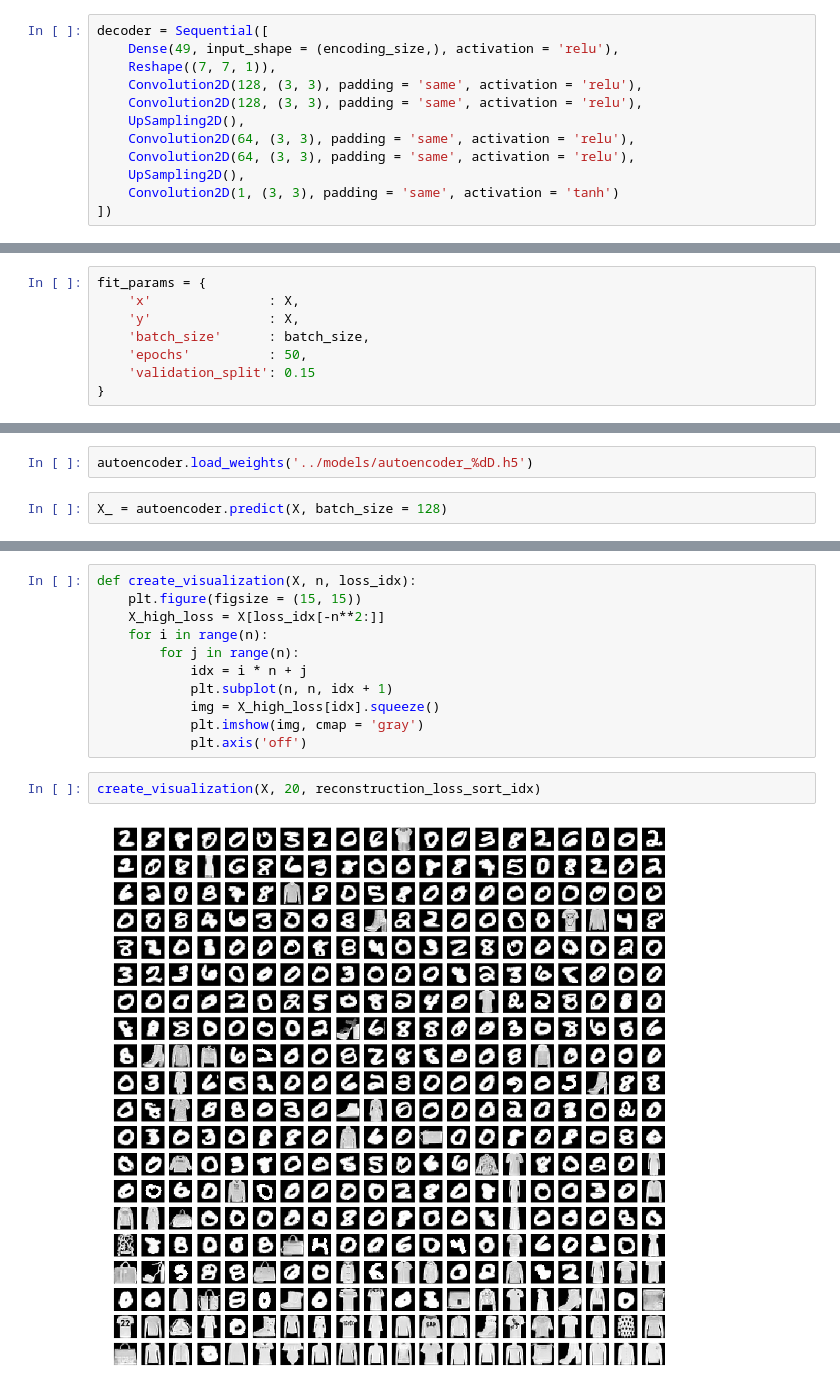
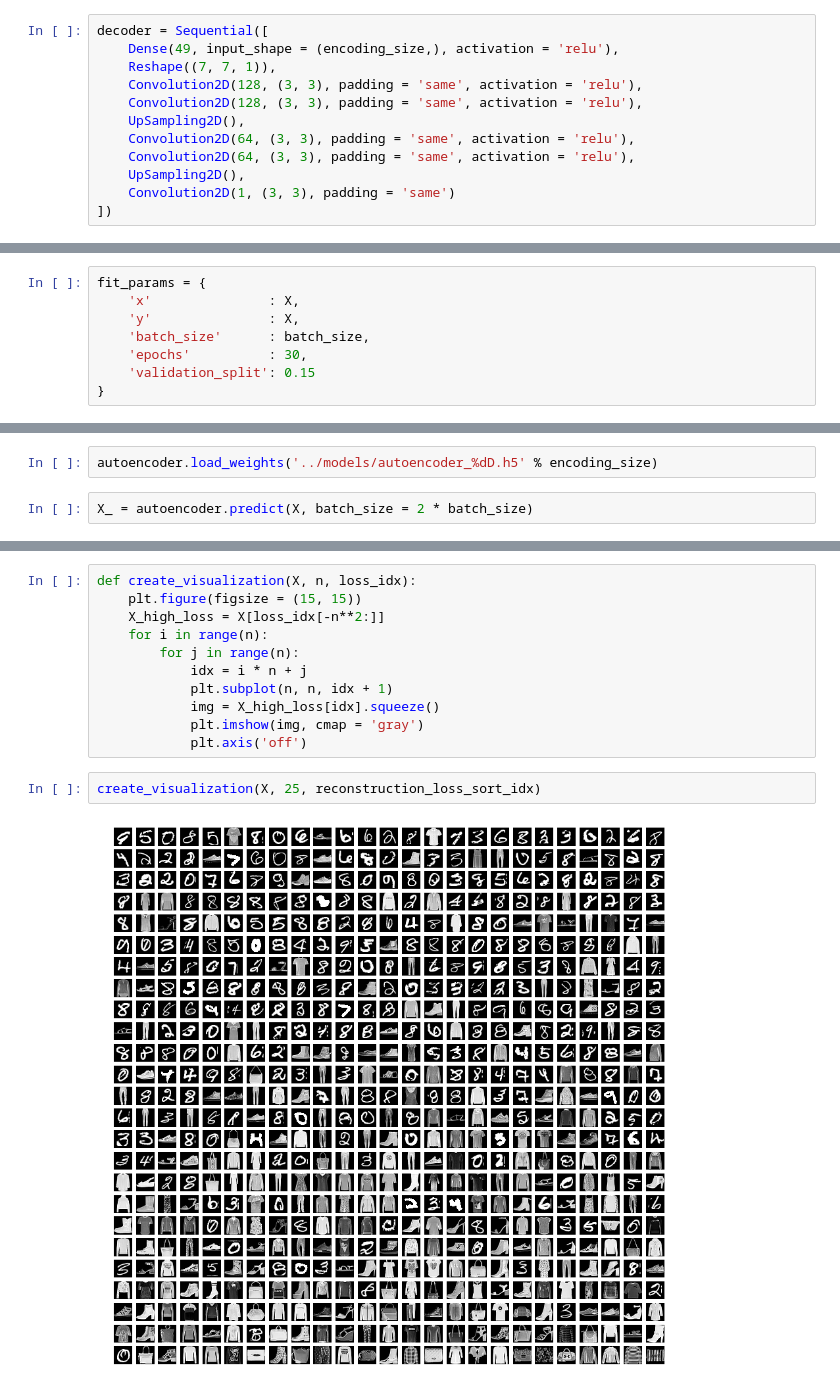
Before and after one commit to rodgzilla/machine_learning_image_anomaly_detection, a Jupyter notebook: nbs/Replicator network.ipynb, the cells around one changed output, grey strips where cells are left out. Saved outputs shown, nothing was run; the diff lists cells and outputs as text.

Commit message:
Replicator with 30 epochs and correct configuration.

```diff
--- a/nbs/Replicator network.ipynb
+++ b/nbs/Replicator network.ipynb
@@ -96,7 +95,7 @@ decoder = Sequential([
     Convolution2D(64, (3, 3), padding = 'same', activation = 'relu'),
     Convolution2D(64, (3, 3), padding = 'same', activation = 'relu'),
     UpSampling2D(),
-    Convolution2D(1, (3, 3), padding = 'same', activation = 'tanh')
+    Convolution2D(1, (3, 3), padding = 'same')
 ])
 # %%
 autoencoder = Sequential([
@@ -109,7 +108,7 @@ fit_params = {
     'x'               : X,
     'y'               : X,
     'batch_size'      : batch_size,
-    'epochs'          : 50,
+    'epochs'          : 30,
     'validation_split': 0.15
 }
 # %%
@@ -166,7 +165,7 @@ autoencoder.save_weights('../models/autoencoder_%dD.h5')
 # %%
-autoencoder.load_weights('../models/autoencoder_%dD.h5')
+autoencoder.load_weights('../models/autoencoder_%dD.h5' % encoding_size)
 # %%
-X_ = autoencoder.predict(X, batch_size = 128)
+X_ = autoencoder.predict(X, batch_size = 2 * batch_size)
 # %%
 pixel_mse = ((X - X_) ** 2).squeeze()
 image_mse = pixel_mse.reshape(pixel_mse.shape[0], -1).mean(axis = 1)
@@ -206,6 +205,6 @@ def create_visualization(X, n, loss_idx):
             plt.imshow(img, cmap = 'gray')
             plt.axis('off')
 # %%
-create_visualization(X, 20, reconstruction_loss_sort_idx)
+create_visualization(X, 25, reconstruction_loss_sort_idx)
 # %% [output]
-[figure, old version]
+[figure, new version]
```
Also changed, not shown: parts of 10 cells of this notebook.
